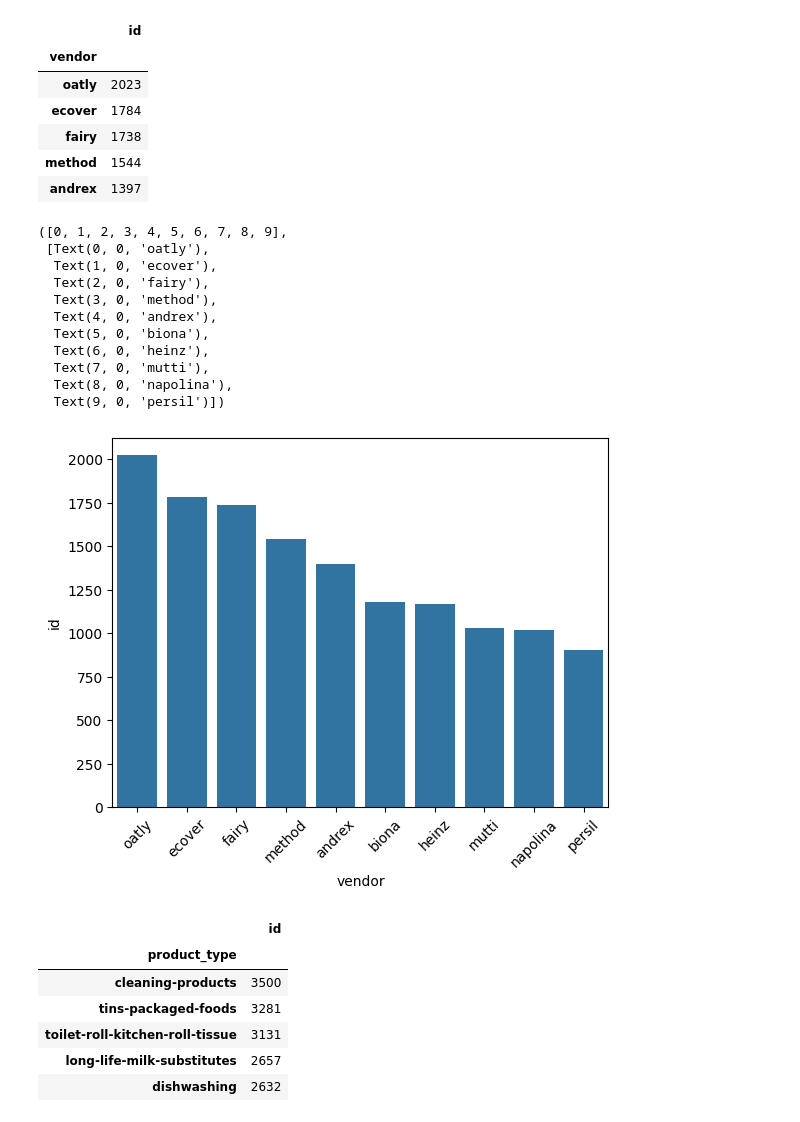
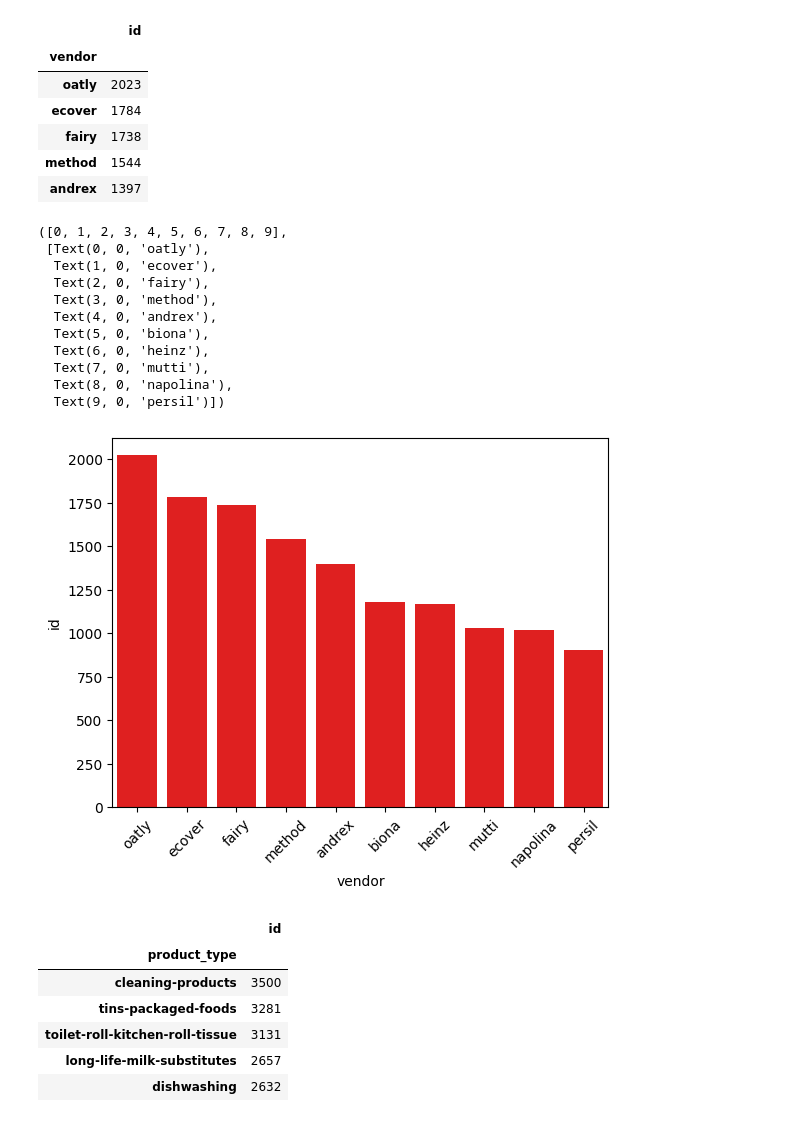
Before and after one commit to dan1dr/zrive-ds, a Jupyter notebook: src/module_2/module_2_part1.ipynb, the cells around one changed output. Cells and saved outputs as stored; diff of their text form; code cells hidden in the pictures.

```diff
--- a/src/module_2/module_2_part1.ipynb
+++ b/src/module_2/module_2_part1.ipynb
@@ -410,21 +412,21 @@ orders_inventory_cleaned.head()
 | method | 1544 |
 | andrex | 1397 |
 # %%
-sns.barplot(data=orders_inventory_cleaned.head(10), x='vendor', y='id')
+sns.barplot(data=orders_inventory_cleaned.head(10), x='vendor', y='id', color='red')
 plt.xticks(rotation=45)  # Rotate x-axis labels for better readability
 # %% [output]
 ([0, 1, 2, 3, 4, 5, 6, 7, 8, 9],
  [Text(0, 0, 'oatly'),
   Text(1, 0, 'ecover'),
   Text(2, 0, 'fairy'),
   Text(3, 0, 'method'),
   Text(4, 0, 'andrex'),
   Text(5, 0, 'biona'),
   Text(6, 0, 'heinz'),
   Text(7, 0, 'mutti'),
   Text(8, 0, 'napolina'),
   Text(9, 0, 'persil')])
-[figure, old version]
+[figure, new version]
 # %%
 orders_inventory_cleaned = orders_with_inventory.drop_duplicates(subset=['id', 'product_type']).groupby(['product_type'])[['id']].nunique()
 orders_inventory_cleaned.sort_values(ascending=False, by='id', inplace=True)
```
Also changed, not shown: parts of 38 cells of this notebook.
